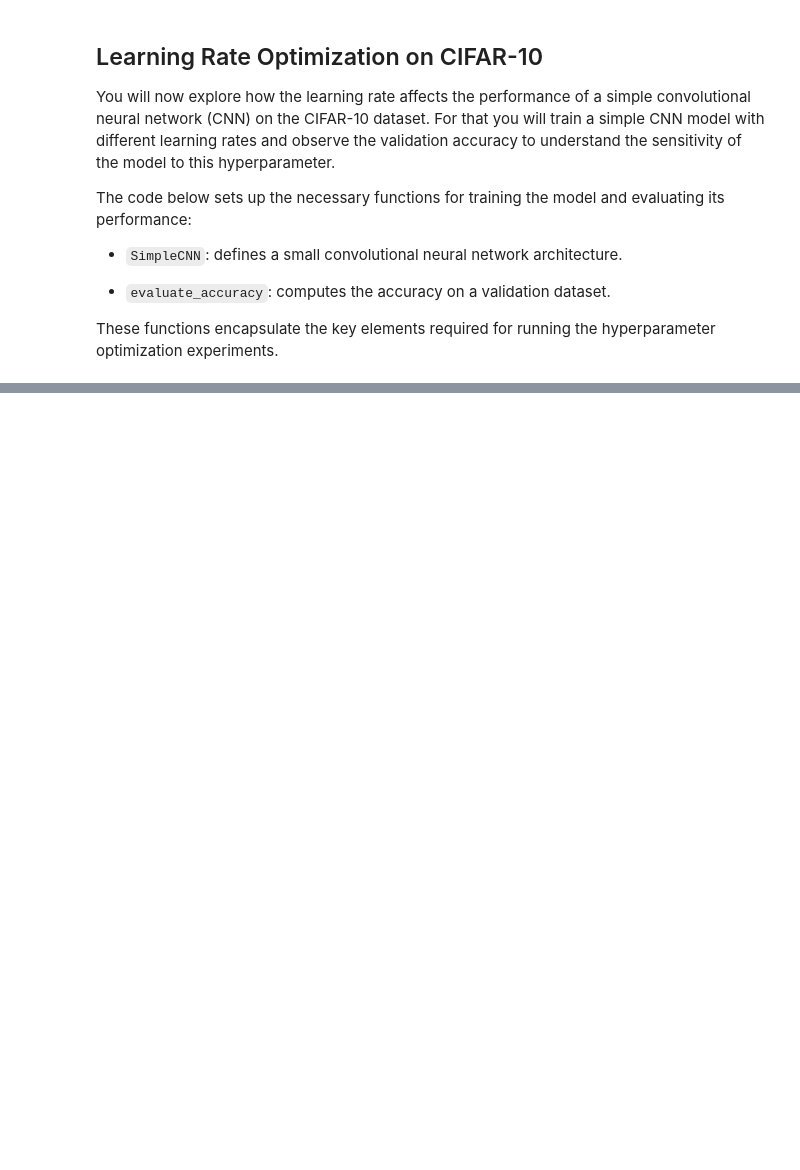
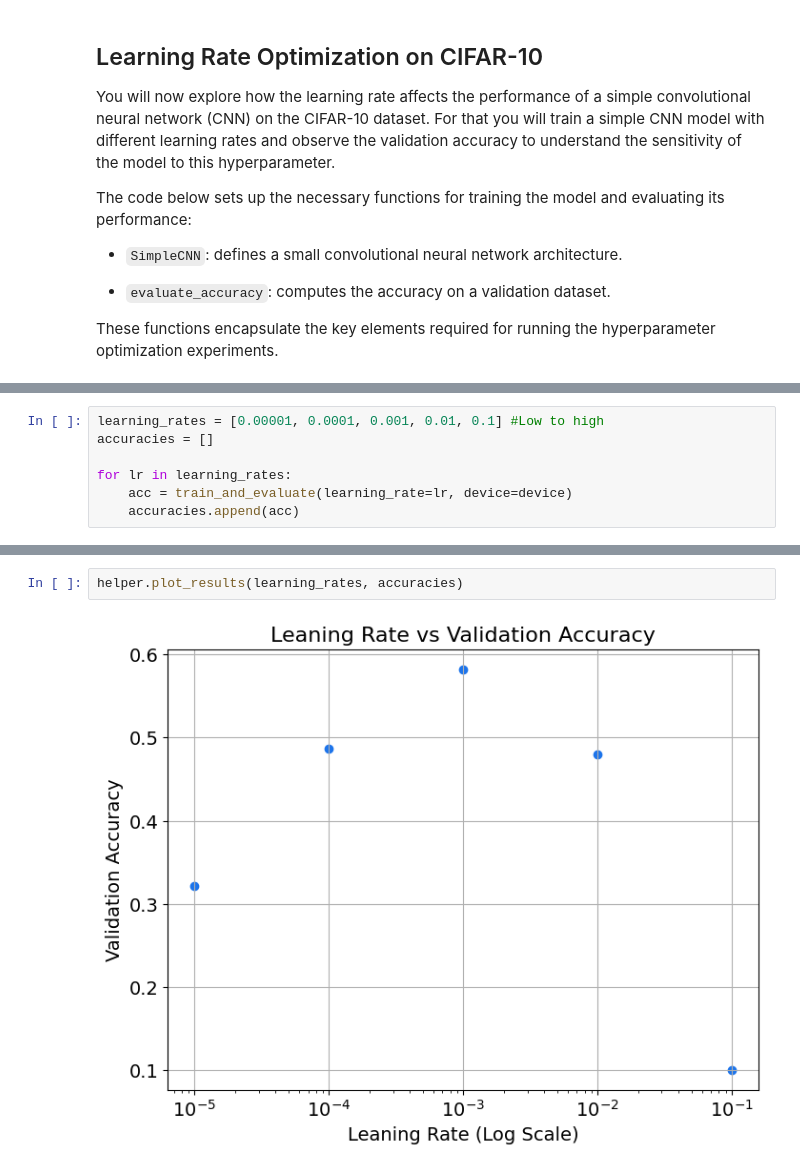
Before and after one commit to amitvermaknw/deep-learning-with-pytorch, a Jupyter notebook: src/hyperparameter/learning-rate.ipynb, the cells around one changed output, grey strips where cells are left out. Drawn from its saved outputs; the diff is of its cells as text; blank space fills up the shorter version.

```diff
--- a/src/hyperparameter/learning-rate.ipynb
+++ b/src/hyperparameter/learning-rate.ipynb
@@ -105,0 +206,7 @@ class SimpleCNN(nn.Module):
+# %%
+learning_rates = [0.00001, 0.0001, 0.001, 0.01, 0.1] #Low to high
+accuracies = []
+
+for lr in learning_rates:
+    acc = train_and_evaluate(learning_rate=lr, device=device)
+    accuracies.append(acc)
@@ -105,0 +224,4 @@ class SimpleCNN(nn.Module):
+# %%
+helper.plot_results(learning_rates, accuracies)
+# %% [output]
+[figure, added]
```
Also changed, not shown: parts of 8 cells of this notebook, 3 other files.
